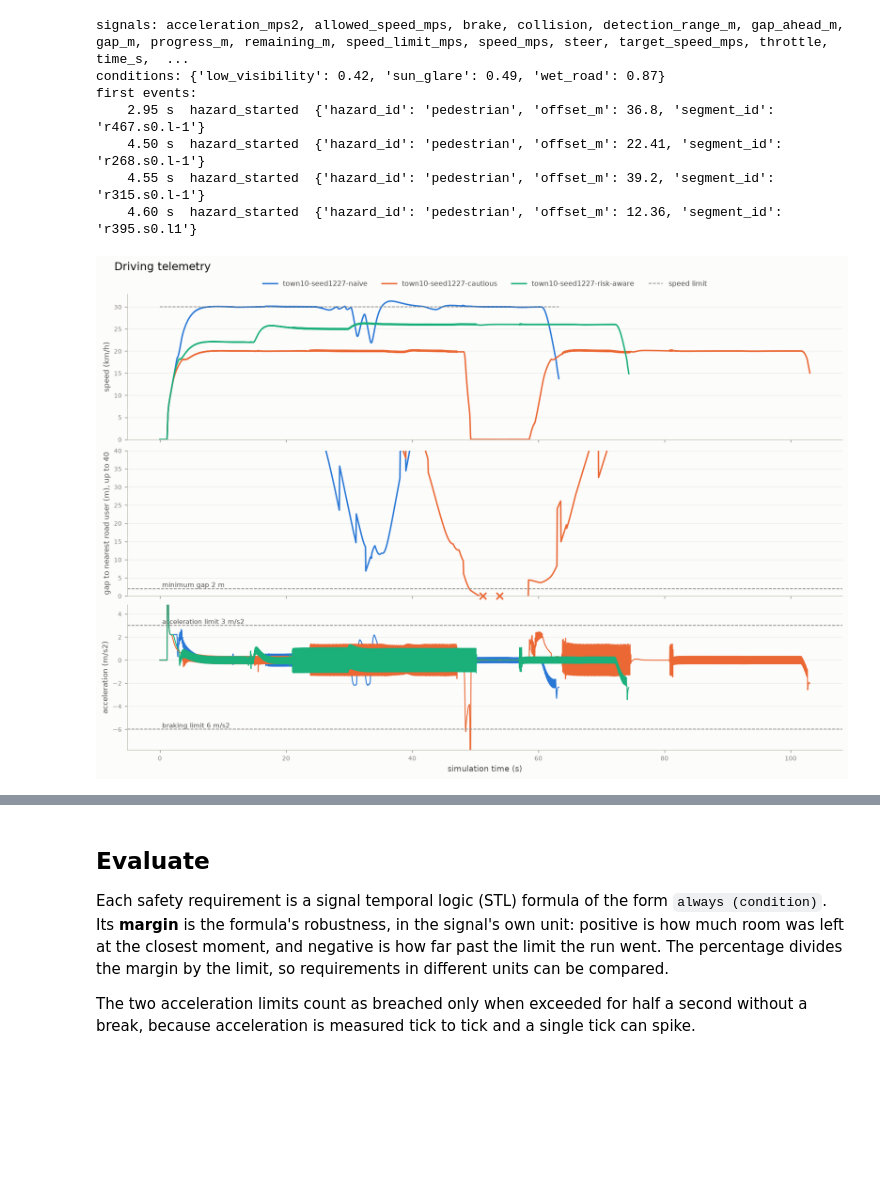
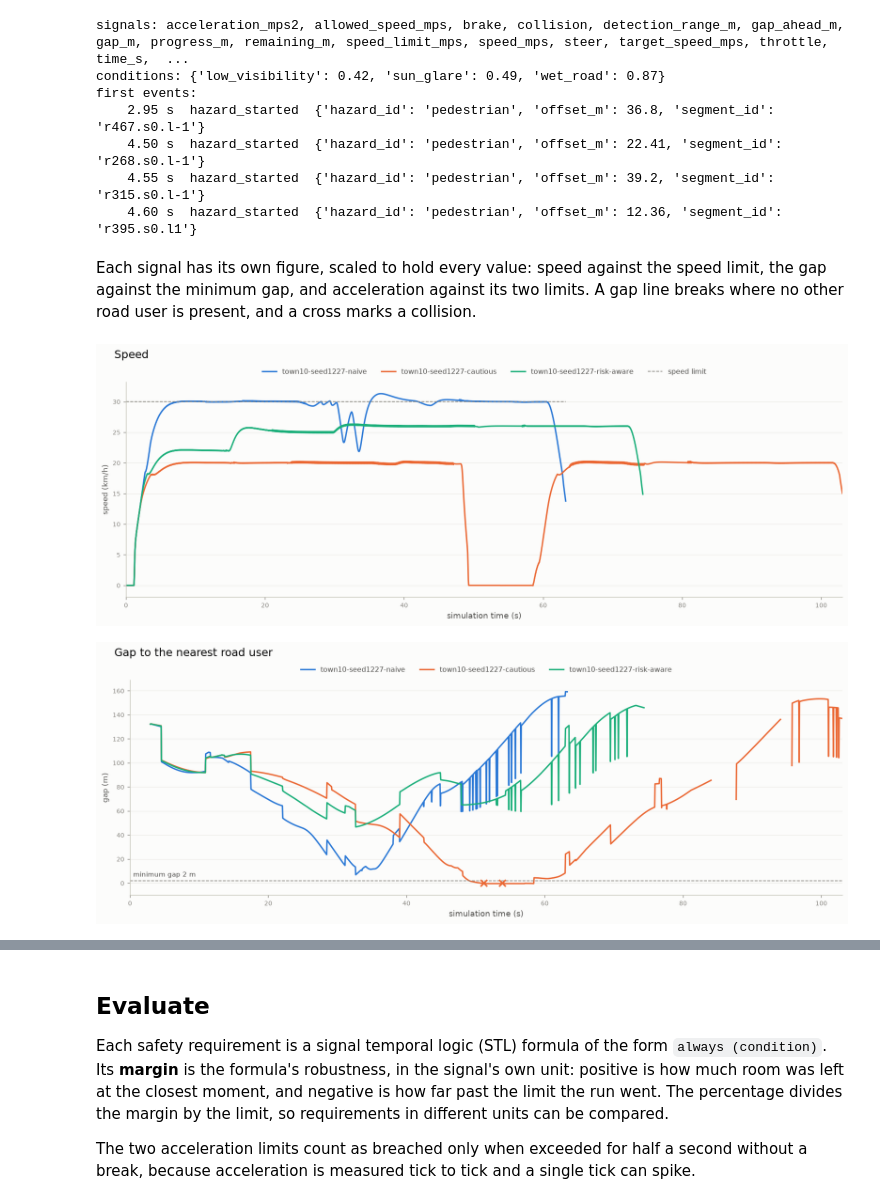
Before and after one commit to nathanaday/cs513-av-project, a Jupyter notebook: use-pyotter/drive_scenario.ipynb, the cells around one changed output, grey strips where cells are left out. Cells and saved outputs as stored; diff of their text form; code cells hidden in the pictures; blank space fills up the shorter version.

```diff
--- a/use-pyotter/drive_scenario.ipynb
+++ b/use-pyotter/drive_scenario.ipynb
@@ -61,7 +61,8 @@ The driver model works with these environmentally-dependent factors:
 - visibility - how far ahead it notices another road user in clear conditions
 - braking power - the maximum braking force allowed either by policy or road conditions
 # %%
-safety = DrivingSafetyReq(min_gap_m=2.0, max_deceleration_mps2=6.0, max_acceleration_mps2=3.0, speed_tolerance_kmh=3.0)
+safety = DrivingSafetyReq(min_gap_m=2.0, min_gap_ahead_m=5.0, max_deceleration_mps2=6.0, max_acceleration_mps2=3.0,
+                          speed_tolerance_kmh=3.0)
 driver = DriverModel(safety=safety, detection_range_m=60.0, comfortable_deceleration_mps2=3.0)
 
 wet, fog = spawns.condition_severity(hazards.wet_road), spawns.condition_severity(hazards.low_visibility)
@@ -141,9 +140,17 @@ first events:
     4.50 s  hazard_started  {'hazard_id': 'pedestrian', 'offset_m': 22.41, 'segment_id': 'r268.s0.l-1'}
     4.55 s  hazard_started  {'hazard_id': 'pedestrian', 'offset_m': 39.2, 'segment_id': 'r315.s0.l-1'}
     4.60 s  hazard_started  {'hazard_id': 'pedestrian', 'offset_m': 12.36, 'segment_id': 'r395.s0.l1'}
+# %% [markdown]
+Each signal has its own figure, scaled to hold every value: speed against the speed limit, the gap against the minimum gap, and acceleration against its two limits. A gap line breaks where no other road user is present, and a cross marks a collision.
 # %%
 if runs:
-    figure = Visualize.telemetry(runs.values())
-    figure.savefig(OUTPUT / "town10-telemetry.png", bbox_inches="tight")
+    figure = Visualize.speed(runs.values())
+    figure.savefig(OUTPUT / "town10-speed.png", bbox_inches="tight")
 # %% [output]
-[figure, old version]
+[figure, new version]
+# %%
+if runs:
+    figure = Visualize.gap(runs.values())
+    figure.savefig(OUTPUT / "town10-gap.png", bbox_inches="tight")
+# %% [output]
+[figure, added]
```
Also changed, not shown: parts of 4 cells of this notebook, 42 other files.
